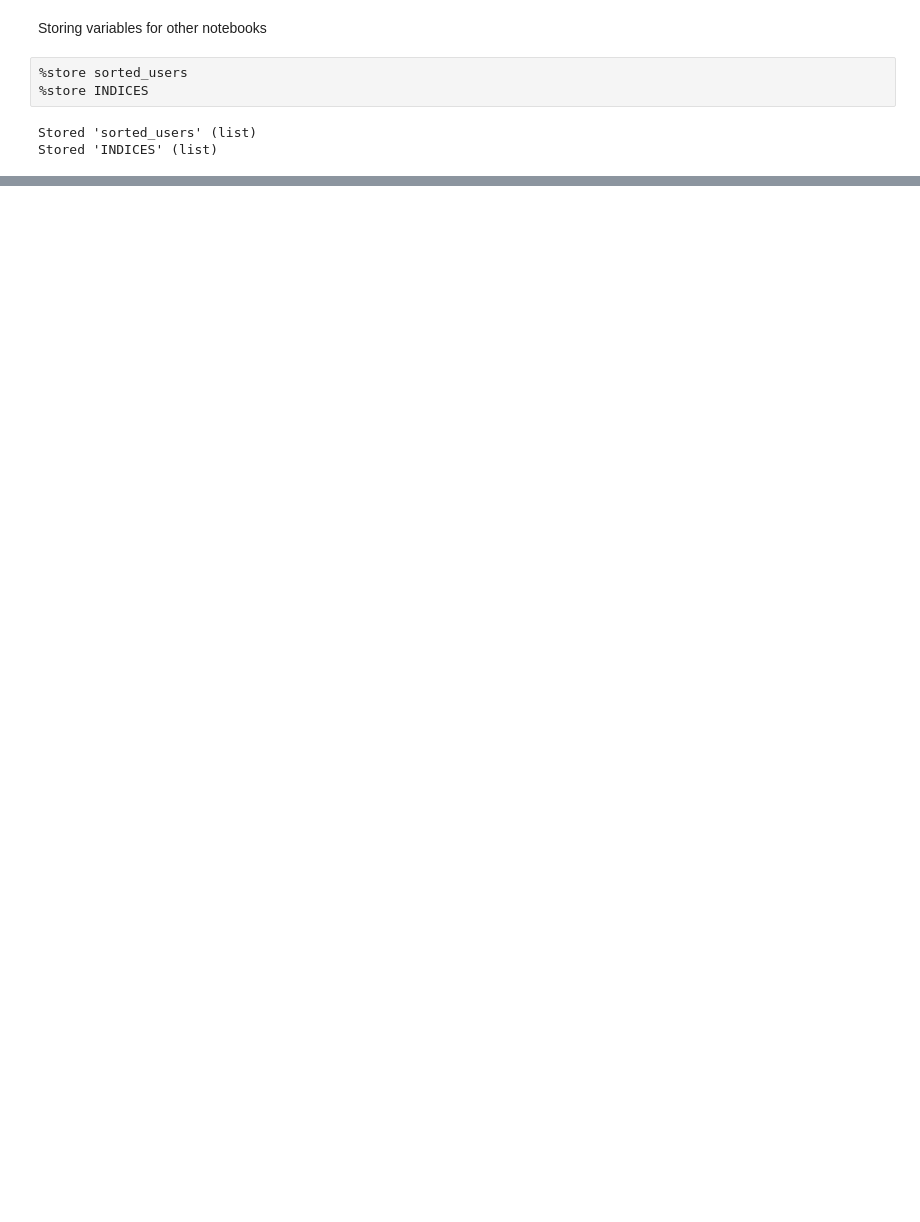
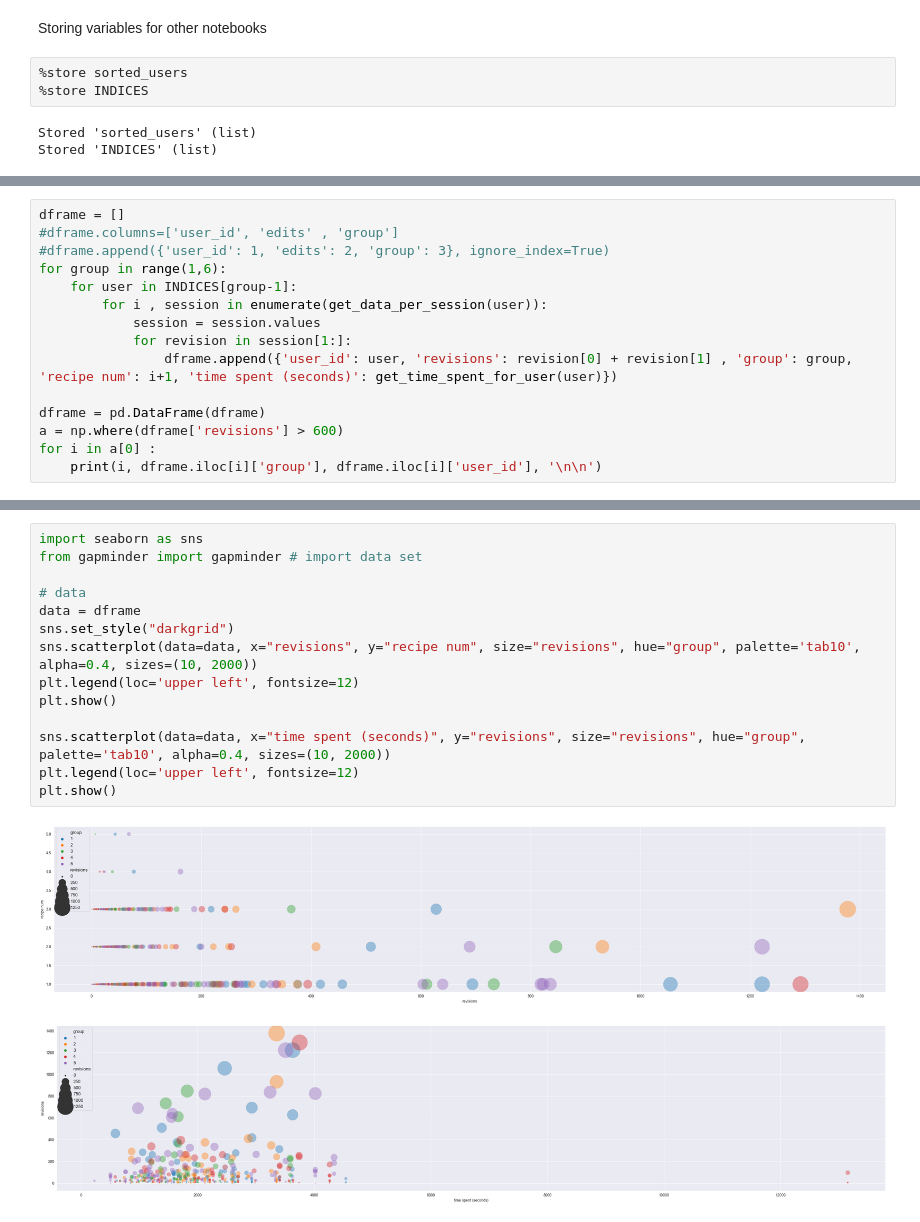
Before and after one commit to lucamouchel/Understanding-Revision-Behavior, a Jupyter notebook: InsertsDelComparisons.ipynb, the cells around one changed output, grey strips where cells are left out. Saved outputs shown, nothing was run; the diff lists cells and outputs as text; blank space fills up the shorter version.

```diff
--- a/InsertsDelComparisons.ipynb
+++ b/InsertsDelComparisons.ipynb
@@ -519,0 +527,15 @@ Stored 'INDICES' (list)
+# %%
+dframe = []
+#dframe.columns=['user_id', 'edits' , 'group']
+#dframe.append({'user_id': 1, 'edits': 2, 'group': 3}, ignore_index=True)
+for group in range(1,6):
+    for user in INDICES[group-1]:
+        for i , session in enumerate(get_data_per_session(user)):
+            session = session.values
+            for revision in session[1:]:
+                dframe.append({'user_id': user, 'revisions': revision[0] + revision[1] , 'group': group, 'recipe num': i+1, 'time spent (seconds)': get_time_spent_for_user(user)})
+
+dframe = pd.DataFrame(dframe)
+a = np.where(dframe['revisions'] > 600)
+for i in a[0] :
+    print(i, dframe.iloc[i]['group'], dframe.iloc[i]['user_id'], '\n\n')
@@ -519,0 +570,17 @@ Stored 'INDICES' (list)
+# %%
+import seaborn as sns
+from gapminder import gapminder # import data set
+
+# data
+data = dframe
+sns.set_style("darkgrid")
+sns.scatterplot(data=data, x="revisions", y="recipe num", size="revisions", hue="group", palette='tab10', alpha=0.4, sizes=(10, 2000))
+plt.legend(loc='upper left', fontsize=12)
+plt.show()
+
+sns.scatterplot(data=data, x="time spent (seconds)", y="revisions", size="revisions", hue="group", palette='tab10', alpha=0.4, sizes=(10, 2000))
+plt.legend(loc='upper left', fontsize=12)
+plt.show()
+# %% [output]
+[figure, added]
+[figure, added]
```
Also changed, not shown: parts of 10 cells of this notebook, 15 other files.
